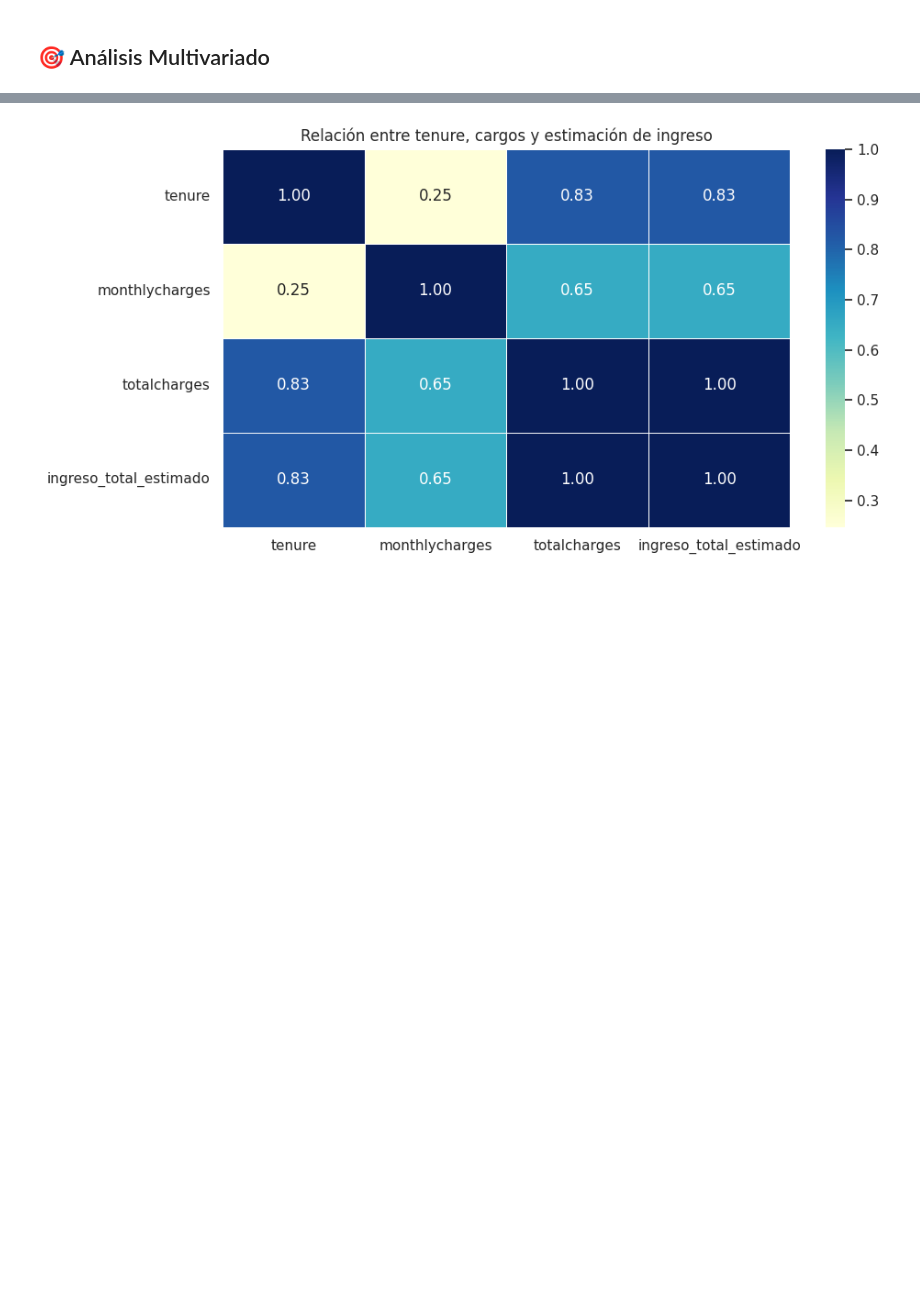
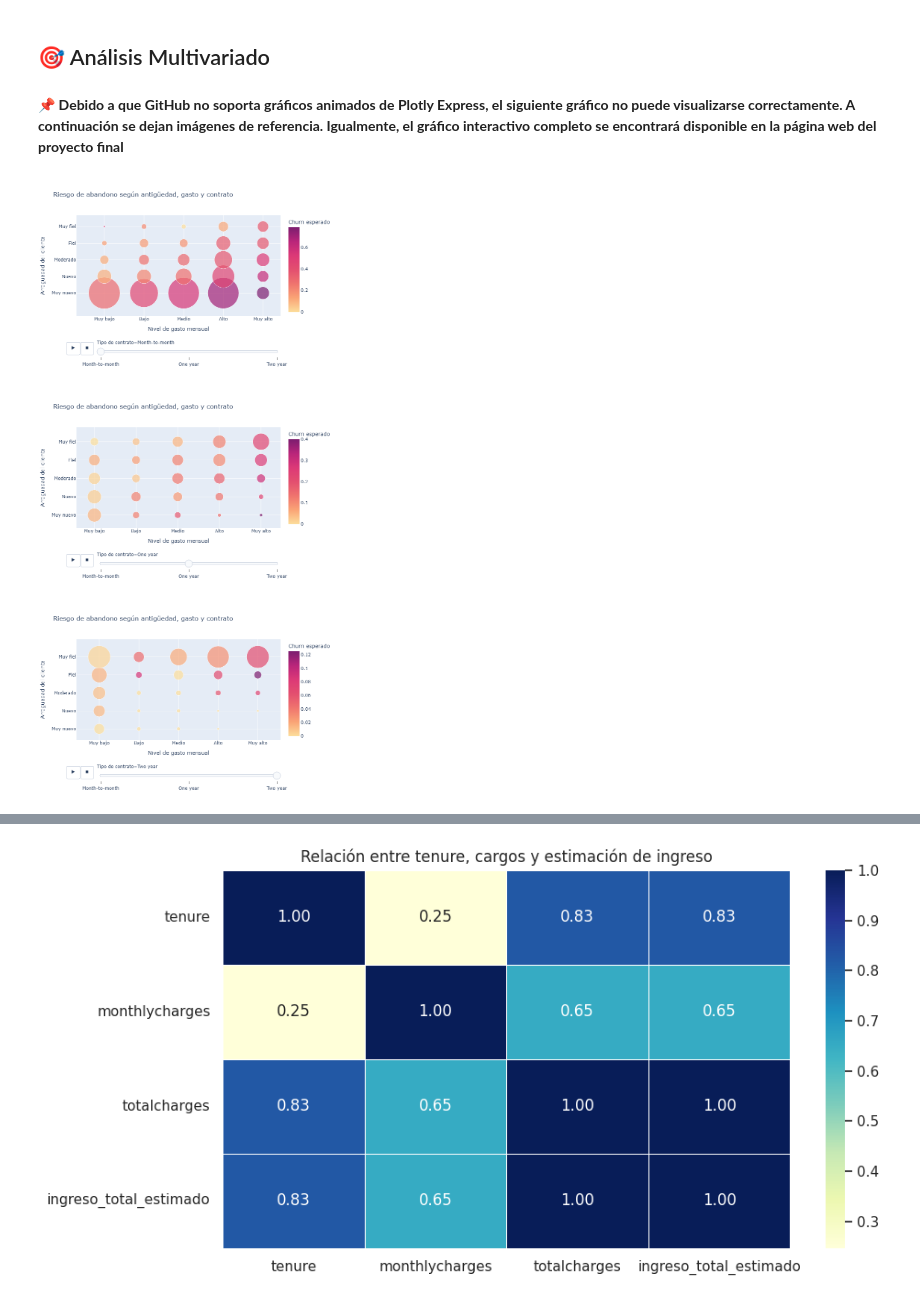
Before and after one commit to CandudeProg/Dataset1Vicente, a Jupyter notebook: ProyectoDII_Candela_Vicente_CLEAN.ipynb, the cells around one changed output, grey strips where cells are left out. Drawn from its saved outputs; the diff is of its cells as text; code cells hidden in the pictures; blank space fills up the shorter version.

```diff
--- a/ProyectoDII_Candela_Vicente_CLEAN.ipynb
+++ b/ProyectoDII_Candela_Vicente_CLEAN.ipynb
@@ -542,6 +542,21 @@ Los métodos de pago automáticos tienen menor churn que aquellos con cheque ele
 Esto sugiere que la automatización puede influir en la permanencia.
 # %% [markdown]
 ## 🎯 Análisis Multivariado
+# %% [markdown]
+📌 **Debido a que GitHub no soporta gráficos animados de Plotly Express, el siguiente gráfico no puede visualizarse correctamente.
+A continuación se dejan imágenes de referencia. Igualmente, el gráfico interactivo completo se encontrará disponible en la página web del proyecto final**
+# %%
+from IPython.display import Image, display
+
+display(
+    Image(filename="/content/sample_data/foto 1 graph.png", width=300),
+    Image(filename="/content/sample_data/foto 2 graph.png", width=300),
+    Image(filename="/content/sample_data/foto 3 graph.png", width=300)
+)
+# %% [output]
+[figure, added]
+[figure, added]
+[figure, added]
 # %%
 # 28. Crear variables agrupadas para animación y legibilidad
 df['nivel_de_gasto'] = pd.cut(df['monthlycharges'], bins=5, labels=[
```
